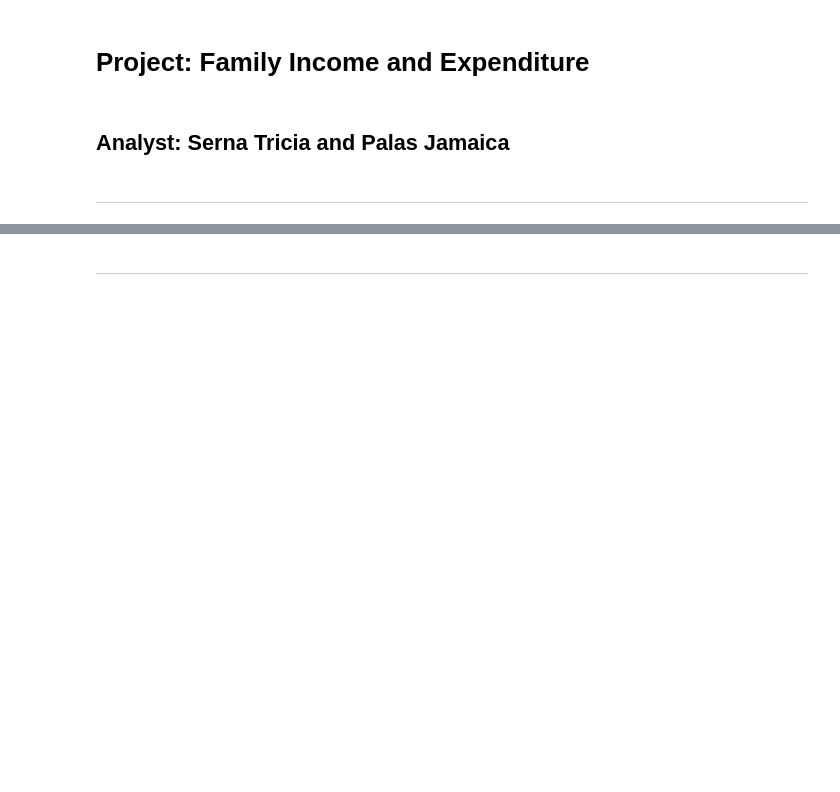
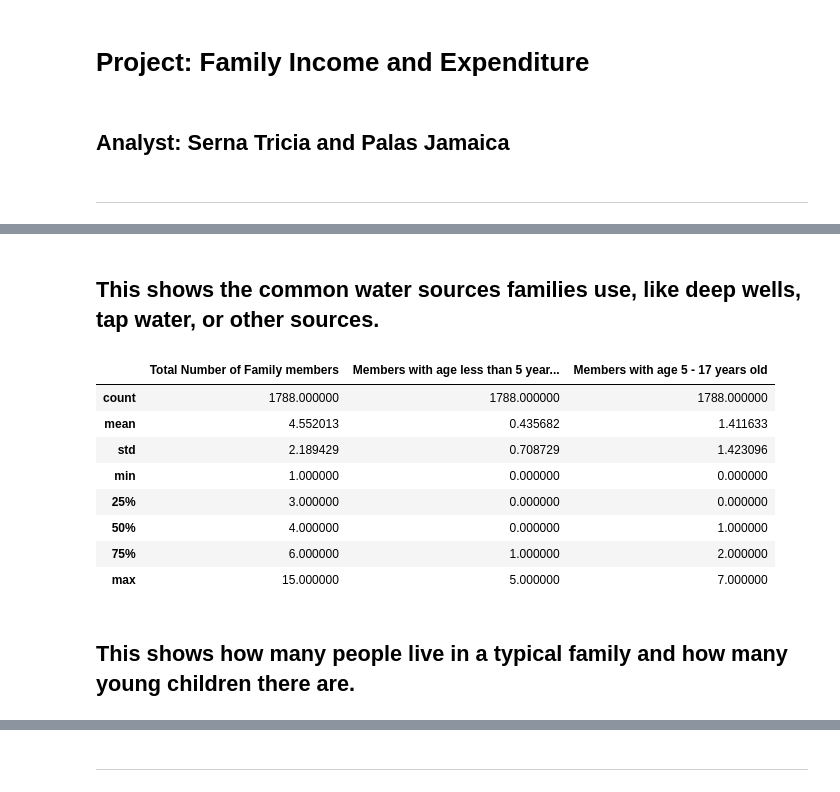
Before and after one commit to maica-palas/final_us, a Jupyter notebook: serna_palas.ipynb, the cells around one changed output, grey strips where cells are left out. Cells and saved outputs as stored; diff of their text form; code cells hidden in the pictures; blank space fills up the shorter version.

```diff
--- a/serna_palas.ipynb
+++ b/serna_palas.ipynb
@@ -220,0 +65,4 @@ Large families are not necessarily poorer or richer — income levels vary widel
+# %%
+# Food share of income
+region9["Food_Percent"] = region9["Total Food Expenditure"] / region9["Total Household Income"]
+region9["Food_Percent"].head()
@@ -220,0 +129,17 @@ Large families are not necessarily poorer or richer — income levels vary widel
+# %% [markdown]
+<h2>This shows the common water sources families use, like deep wells, tap water, or other sources.</h2>
+# %%
+# Household size and children counts
+region9[["Total Number of Family members", "Members with age less than 5 year old", "Members with age 5 - 17 years old"]].describe()
+# %% [output]
+|  | Total Number of Family members | Members with age less than 5 year... | Members with age 5 - 17 years old |
+| count | 1788.000000 | 1788.000000 | 1788.000000 |
+| mean | 4.552013 | 0.435682 | 1.411633 |
+| std | 2.189429 | 0.708729 | 1.423096 |
+| min | 1.000000 | 0.000000 | 0.000000 |
+| 25% | 3.000000 | 0.000000 | 0.000000 |
+| 50% | 4.000000 | 0.000000 | 1.000000 |
+| 75% | 6.000000 | 1.000000 | 2.000000 |
+| max | 15.000000 | 5.000000 | 7.000000 |
+# %% [markdown]
+<h2>This shows how many people live in a typical family and how many young children there are.</h2>
```
Also changed, not shown: parts of 134 cells of this notebook.
